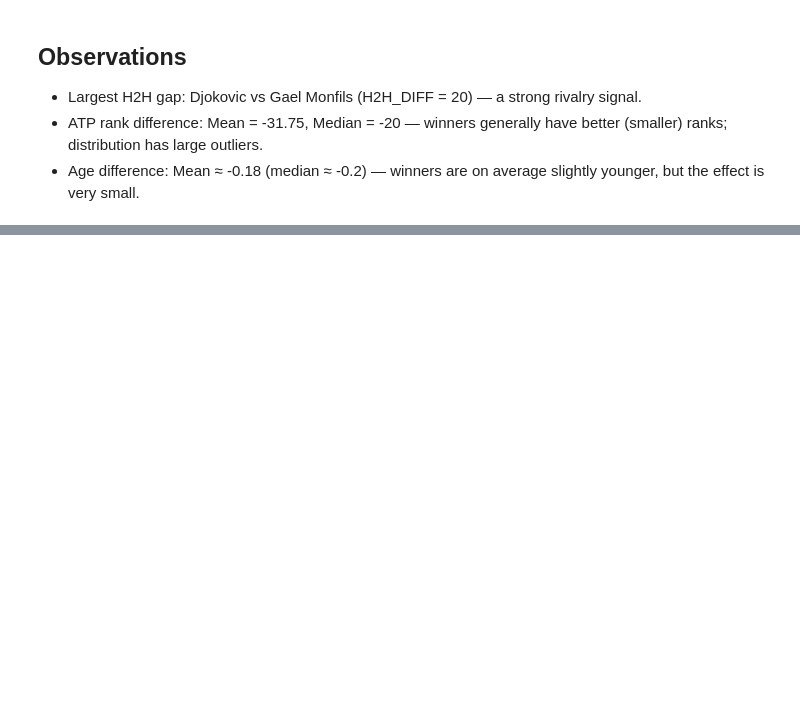
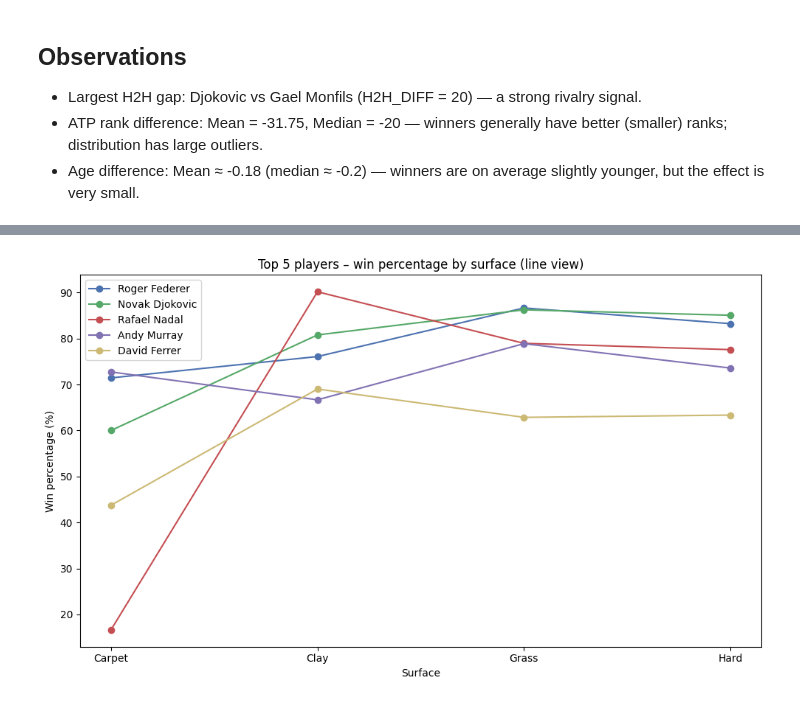
Before and after one commit to San-gularity/Tennis_ATP, a Jupyter notebook: Tennis_ATP.ipynb, the cells around one changed output, grey strips where cells are left out. Cells and saved outputs as stored; diff of their text form; code cells hidden in the pictures; blank space fills up the shorter version.

```diff
--- a/Tennis_ATP.ipynb
+++ b/Tennis_ATP.ipynb
@@ -572,0 +1057,98 @@ RESULT                                 1.000000
+# %%
+import pandas as pd
+import numpy as np
+import matplotlib.pyplot as plt
+
+# If not already loaded:
+# filtered_df = pd.read_csv("filtered_data.csv")
+
+df = filtered_df.copy()
+df["surface"] = df["surface"].astype(str).str.title()
+
+# 1) Wins per player per surface
+wins = (
+    df.groupby(["winner_name", "surface"])
+      .size()
+      .reset_index(name="wins")
+)
+
+# 2) Total matches per player per surface (wins + losses)
+as_winner = df[["winner_name", "surface"]].copy()
+as_winner.columns = ["player", "surface"]
+
+as_loser = df[["loser_name", "surface"]].copy()
+as_loser.columns = ["player", "surface"]
+
+all_matches = pd.concat([as_winner, as_loser], ignore_index=True)
+
+matches_cnt = (
+    all_matches.groupby(["player", "surface"])
+               .size()
+               .reset_index(name="matches")
+)
+
+# 3) Merge wins into total matches and compute win %
+stats = matches_cnt.merge(
+    wins,
+    left_on=["player", "surface"],
+    right_on=["winner_name", "surface"],
+    how="left"
+)
+
+stats["wins"] = stats["wins"].fillna(0)
+stats["win_pct"] = stats["wins"] / stats["matches"] * 100
+stats = stats.drop(columns=["winner_name"])
+
+# 4) Top 5 players by total wins
+total_wins = (
+    stats.groupby("player")["wins"]
+         .sum()
+         .sort_values(ascending=False)
+)
+
+top5_players = total_wins.head(5).index.tolist()
+print("Top 5 players:", top5_players)
+
+stats_top5 = stats[stats["player"].isin(top5_players)].copy()
+
+# 5) Prepare data for line plot (surfaces on x, win% on y)
+surfaces = sorted(stats_top5["surface"].unique())
+x = np.arange(len(surfaces))
+
+# Pivot: surface x player -> win_pct
+pivot = (
+    stats_top5.pivot(index="surface", columns="player", values="win_pct")
+              .reindex(surfaces)
+    .reindex(columns=top5_players)
+    .fillna(0)
+)
+
+# 6) Line plot: one line per player, points on each surface
+plt.figure(figsize=(10, 6))
+
+colors = [
+    "#4c72b0",  # muted blue
+    "#55a868",  # soft green
+    "#c44e52",  # muted red
+    "#8172b3",  # soft purple
+    "#ccb974",  # warm ochre
+]
+
+for i, player in enumerate(top5_players):
+    y = pivot[player].values
+    plt.plot(
+        x,
+        y,
+        marker="o",
+        label=player,
+        color=colors[i % len(colors)],
+    )
+
+plt.xticks(x, surfaces)
+plt.xlabel("Surface")
+plt.ylabel("Win percentage (%)")
+plt.title("Top 5 players – win percentage by surface (line view)")
+plt.legend()
+plt.tight_layout()
+plt.show()
+# %% [output]
@@ -572,0 +1156 @@ RESULT                                 1.000000
+[figure, added]
```
Also changed, not shown: parts of 30 cells of this notebook, 3 other files.
